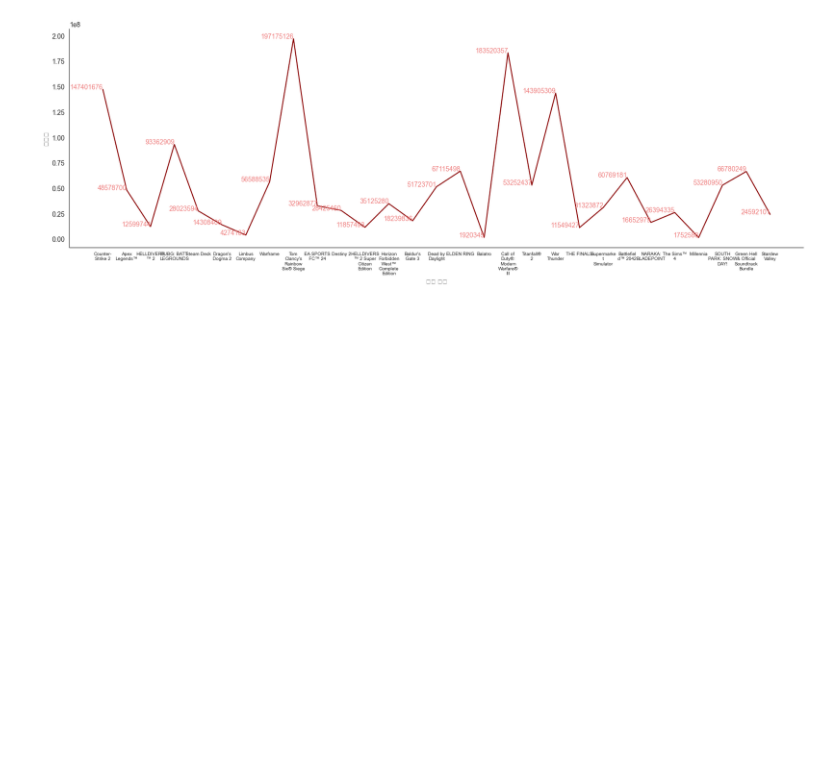
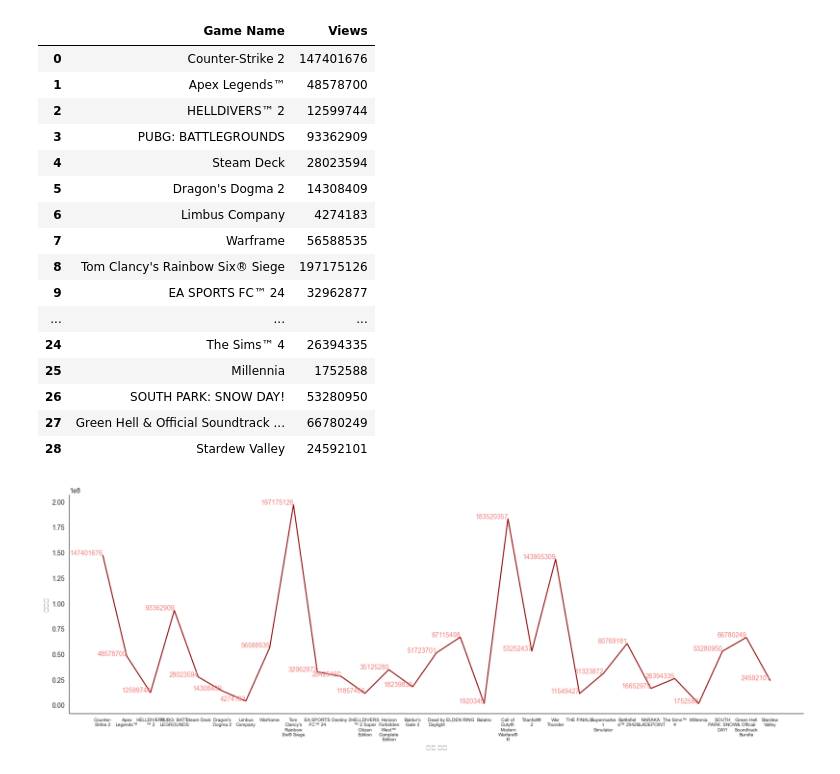
Before and after one commit to SeSAC-UE-AI/AIProject, a Jupyter notebook: Project/KSH/youtube_graph.ipynb, the cells around one changed output. Drawn from its saved outputs; the diff is of its cells as text; code cells hidden in the pictures; blank space fills up the shorter version.

```diff
--- a/Project/KSH/youtube_graph.ipynb
+++ b/Project/KSH/youtube_graph.ipynb
@@ -4,8 +4,28 @@ import seaborn as sns
 import matplotlib.pyplot as plt
 # %%
 game_data = pd.read_csv("youtube_games.csv")
-game_name_list = pd.read_csv("youtube_games.csv", index_col='게임 이름')
-game_views_list = pd.read_csv("youtube_games.csv", index_col='조회수')
+game_name_list = pd.read_csv("youtube_games.csv", index_col='Game Name')
+game_views_list = pd.read_csv("youtube_games.csv", index_col='Views')
+
+game_data
+# %% [output]
+|  | Game Name | Views |
+| 0 | Counter-Strike 2 | 147401676 |
+| 1 | Apex Legends™ | 48578700 |
+| 2 | HELLDIVERS™ 2 | 12599744 |
+| 3 | PUBG: BATTLEGROUNDS | 93362909 |
+| 4 | Steam Deck | 28023594 |
+| 5 | Dragon's Dogma 2 | 14308409 |
+| 6 | Limbus Company | 4274183 |
+| 7 | Warframe | 56588535 |
+| 8 | Tom Clancy's Rainbow Six® Siege | 197175126 |
+| 9 | EA SPORTS FC™ 24 | 32962877 |
+| ... | ... | ... |
+| 24 | The Sims™ 4 | 26394335 |
+| 25 | Millennia | 1752588 |
+| 26 | SOUTH PARK: SNOW DAY! | 53280950 |
+| 27 | Green Hell & Official Soundtrack ... | 66780249 |
+| 28 | Stardew Valley | 24592101 |
 # %%
 import matplotlib.pyplot as plt
 import seaborn as sns
```
Also changed, not shown: parts of 8 cells of this notebook, 8 other files.
